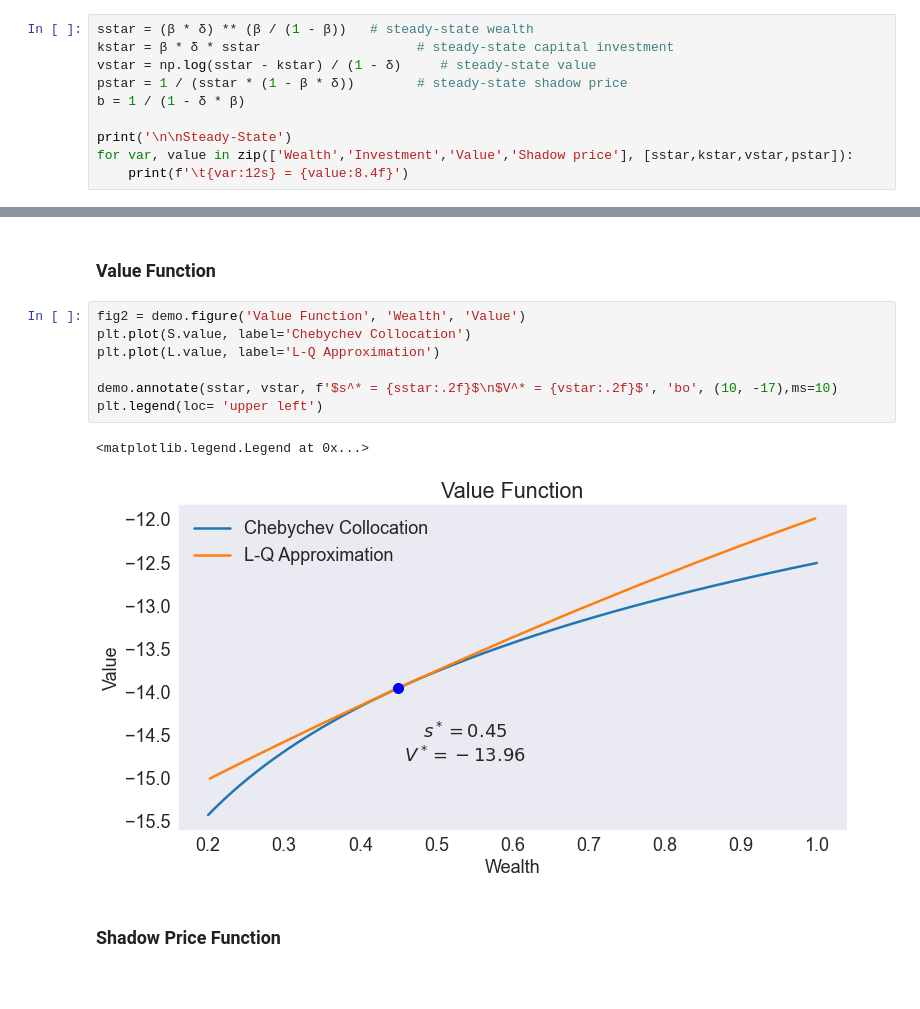
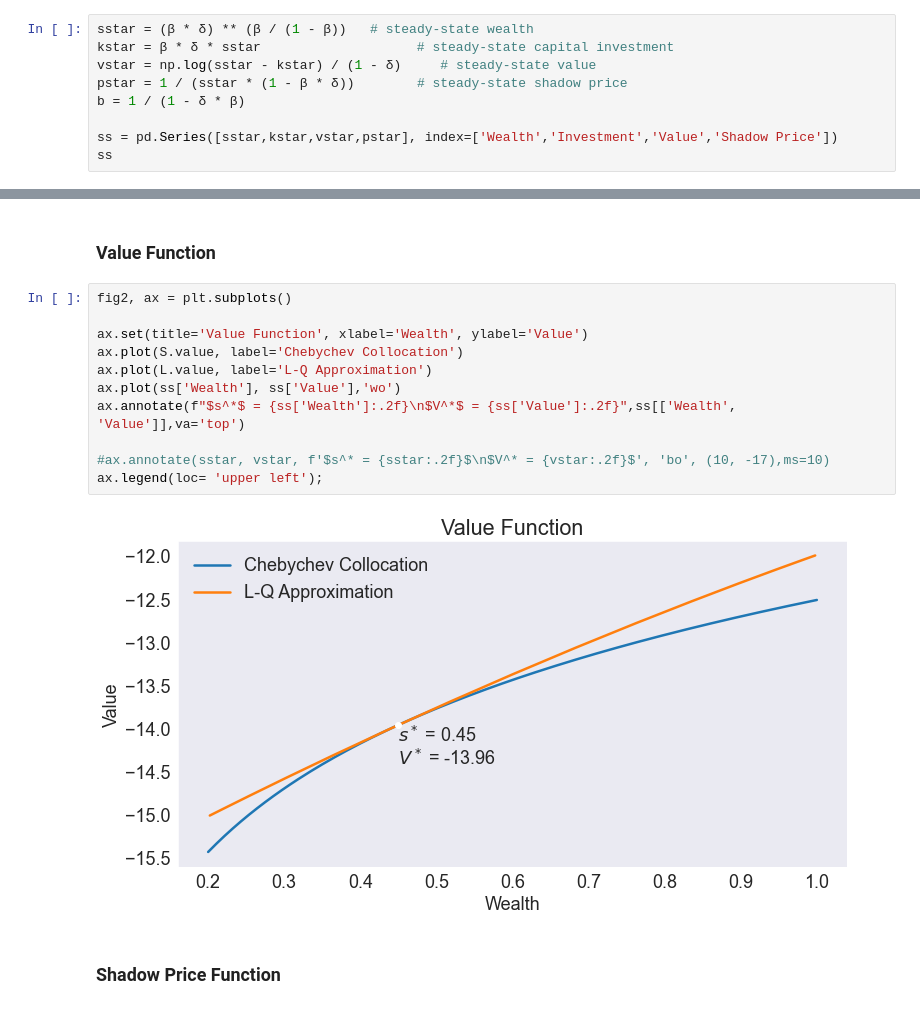
Before and after one commit to randall-romero/CompEcon, a Jupyter notebook: notebooks/dp/06 Deterministic Optimal Economic Growth Model.ipynb, the cells around one changed output, grey strips where cells are left out. Drawn from its saved outputs; the diff is of its cells as text; blank space fills up the shorter version.

```diff
--- a/notebooks/dp/06 Deterministic Optimal Economic Growth Model.ipynb
+++ b/notebooks/dp/06 Deterministic Optimal Economic Growth Model.ipynb
@@ -46,7 +57,6 @@ vstar = np.log(sstar - kstar) / (1 - δ)     # steady-state value
 pstar = 1 / (sstar * (1 - β * δ))        # steady-state shadow price
 b = 1 / (1 - δ * β)
 
-print('\n\nSteady-State')
-for var, value in zip(['Wealth','Investment','Value','Shadow price'], [sstar,kstar,vstar,pstar]):
-    print(f'\t{var:12s} = {value:8.4f}')
+ss = pd.Series([sstar,kstar,vstar,pstar], index=['Wealth','Investment','Value','Shadow Price'])
+ss
 # %% [output]
@@ -206,15 +218,18 @@ plt.legend(loc= 'upper left')
 # %% [markdown]
 ### Value Function
 # %%
-fig2 = demo.figure('Value Function', 'Wealth', 'Value')
-plt.plot(S.value, label='Chebychev Collocation')
-plt.plot(L.value, label='L-Q Approximation')
+fig2, ax = plt.subplots()
 
-demo.annotate(sstar, vstar, f'$s^* = {sstar:.2f}$\n$V^* = {vstar:.2f}$', 'bo', (10, -17),ms=10)
-plt.legend(loc= 'upper left')
+ax.set(title='Value Function', xlabel='Wealth', ylabel='Value')
+ax.plot(S.value, label='Chebychev Collocation')
+ax.plot(L.value, label='L-Q Approximation')
+ax.plot(ss['Wealth'], ss['Value'],'wo')
+ax.annotate(f"$s^*$ = {ss['Wealth']:.2f}\n$V^*$ = {ss['Value']:.2f}",ss[['Wealth', 'Value']],va='top')
+
+#ax.annotate(sstar, vstar, f'$s^* = {sstar:.2f}$\n$V^* = {vstar:.2f}$', 'bo', (10, -17),ms=10)
+ax.legend(loc= 'upper left');
 # %% [output]
-<matplotlib.legend.Legend at 0x...>
-[figure, old version]
+[figure, new version]
 # %% [markdown]
 ### Shadow Price Function
 # %%
```
Also changed, not shown: parts of 12 cells of this notebook, 14 other files.
